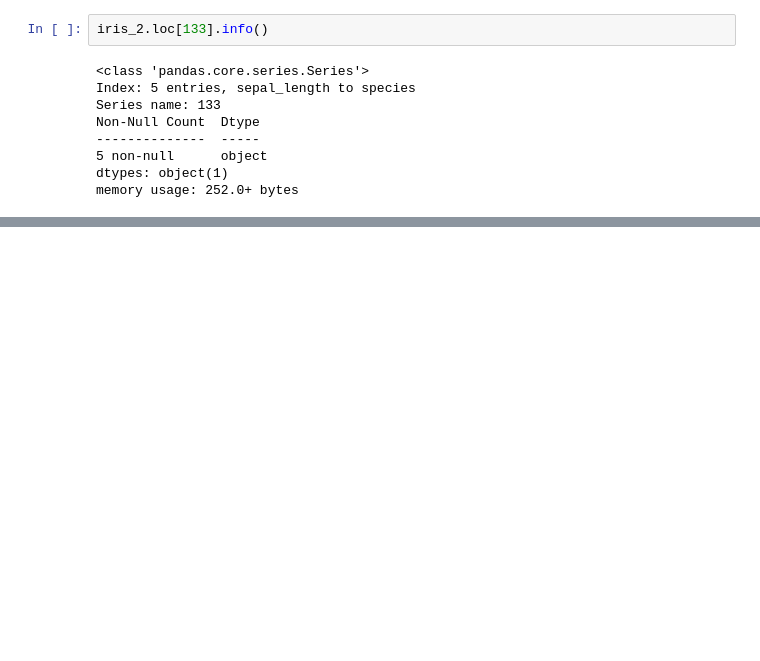
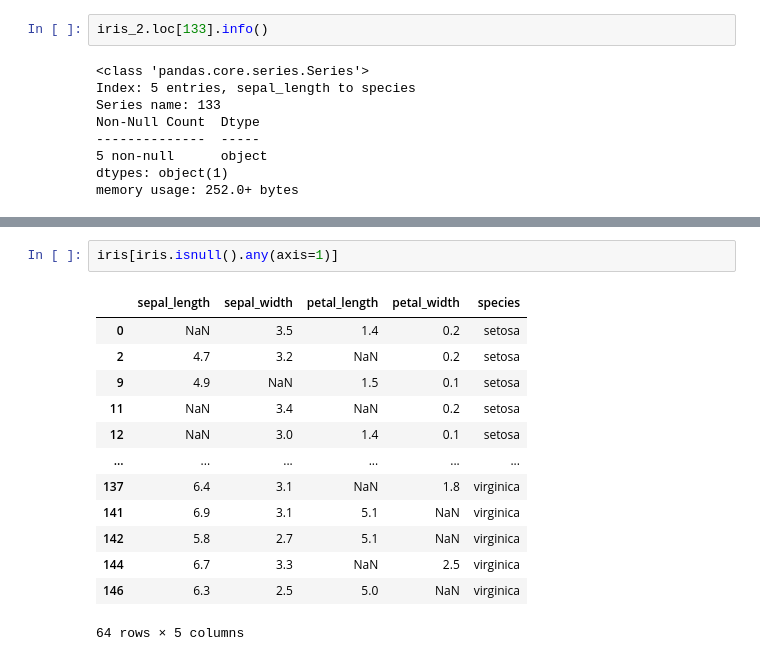
Before and after one commit to devna0111/ai_x, a Jupyter notebook: source/01_python/exercising_problems/ch11_복기.ipynb, the cells around one changed output, grey strips where cells are left out. Drawn from its saved outputs; the diff is of its cells as text; blank space fills up the shorter version.

```diff
--- a/source/01_python/exercising_problems/ch11_복기.ipynb
+++ b/source/01_python/exercising_problems/ch11_복기.ipynb
@@ -262,0 +278,16 @@ memory usage: 252.0+ bytes
+# %%
+iris[iris.isnull().any(axis=1)]
+# %% [output]
+|  | sepal_length | sepal_width | petal_length | petal_width | species |
+| 0 | NaN | 3.5 | 1.4 | 0.2 | setosa |
+| 2 | 4.7 | 3.2 | NaN | 0.2 | setosa |
+| 9 | 4.9 | NaN | 1.5 | 0.1 | setosa |
+| 11 | NaN | 3.4 | NaN | 0.2 | setosa |
+| 12 | NaN | 3.0 | 1.4 | 0.1 | setosa |
+| ... | ... | ... | ... | ... | ... |
+| 137 | 6.4 | 3.1 | NaN | 1.8 | virginica |
+| 141 | 6.9 | 3.1 | 5.1 | NaN | virginica |
+| 142 | 5.8 | 2.7 | 5.1 | NaN | virginica |
+| 144 | 6.7 | 3.3 | NaN | 2.5 | virginica |
+| 146 | 6.3 | 2.5 | 5.0 | NaN | virginica |
+64 rows × 5 columns
```
Also changed, not shown: parts of 8 cells of this notebook, 4 other files.
